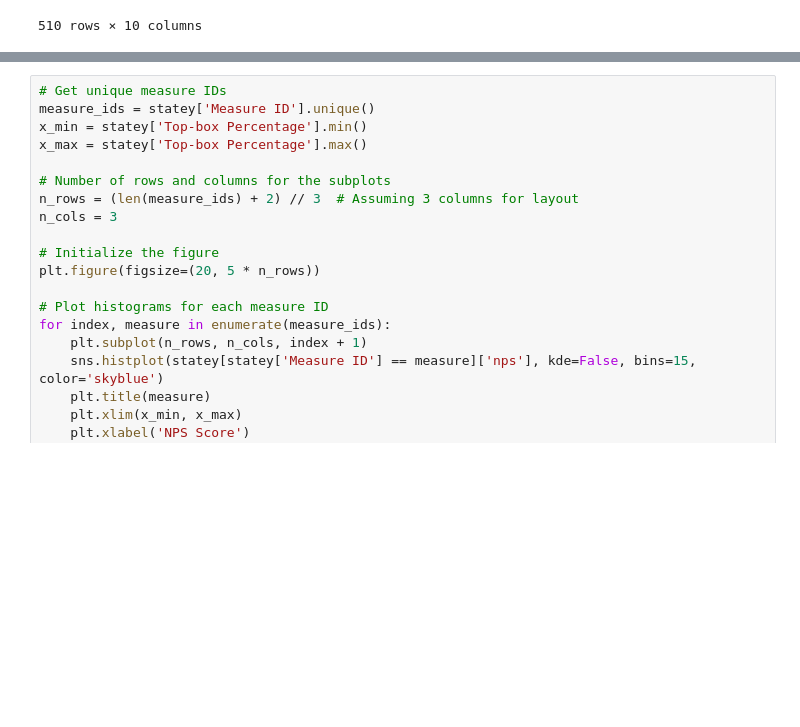
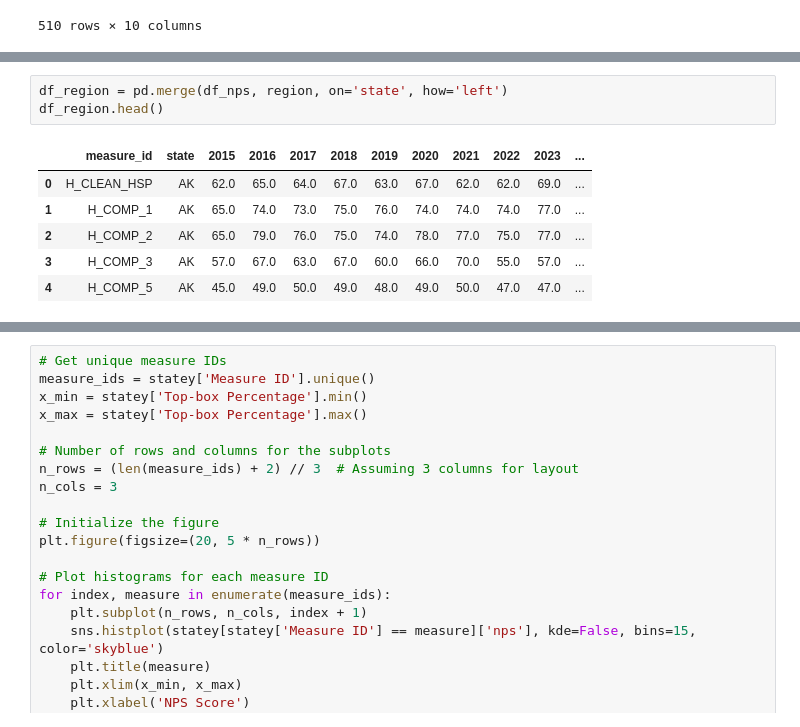
Before and after one commit to andyguo0228/maven_healthcare, a Jupyter notebook: maven_healthcare.ipynb, the cells around one changed output, grey strips where cells are left out. Saved outputs shown, nothing was run; the diff lists cells and outputs as text; blank space fills up the shorter version.

```diff
--- a/maven_healthcare.ipynb
+++ b/maven_healthcare.ipynb
@@ -270,0 +285,10 @@ df_change
+# %%
+df_region = pd.merge(df_nps, region, on='state', how='left')
+df_region.head()
+# %% [output]
+|  | measure_id | state | 2015 | 2016 | 2017 | 2018 | 2019 | 2020 | 2021 | 2022 | 2023 | ... |
+| 0 | H_CLEAN_HSP | AK | 62.0 | 65.0 | 64.0 | 67.0 | 63.0 | 67.0 | 62.0 | 62.0 | 69.0 | ... |
+| 1 | H_COMP_1 | AK | 65.0 | 74.0 | 73.0 | 75.0 | 76.0 | 74.0 | 74.0 | 74.0 | 77.0 | ... |
+| 2 | H_COMP_2 | AK | 65.0 | 79.0 | 76.0 | 75.0 | 74.0 | 78.0 | 77.0 | 75.0 | 77.0 | ... |
+| 3 | H_COMP_3 | AK | 57.0 | 67.0 | 63.0 | 67.0 | 60.0 | 66.0 | 70.0 | 55.0 | 57.0 | ... |
+| 4 | H_COMP_5 | AK | 45.0 | 49.0 | 50.0 | 49.0 | 48.0 | 49.0 | 50.0 | 47.0 | 47.0 | ... |
```
Also changed, not shown: parts of 14 cells of this notebook, 1 other file.
